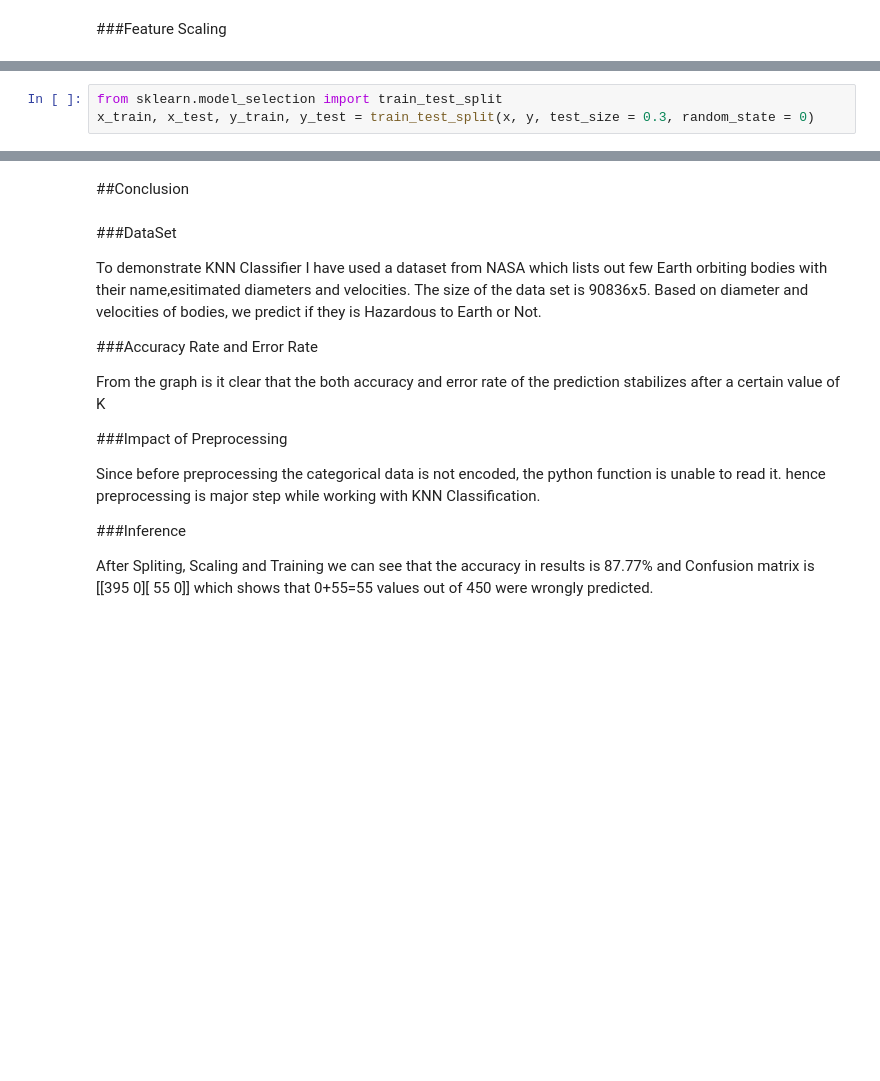
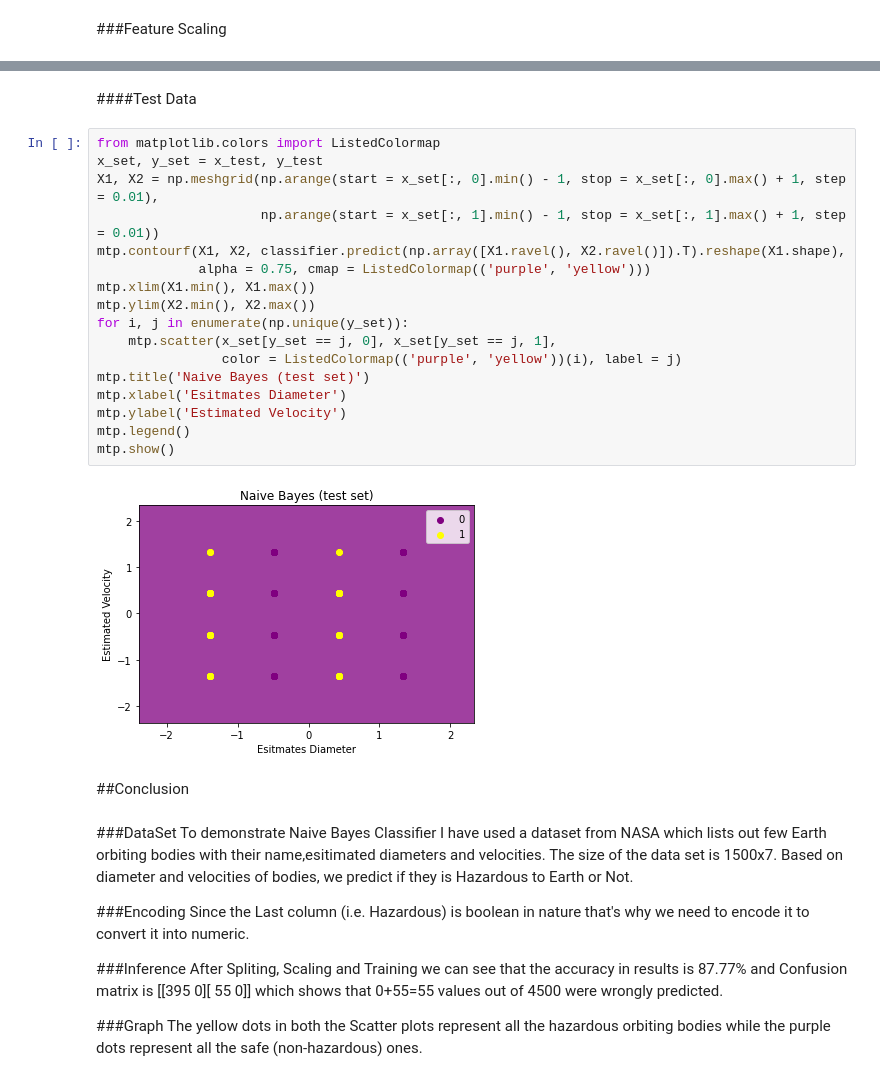
Before and after one commit to MiitaliGupta/AstronomicalPredictionModel, a Jupyter notebook: Naive Bayes(CAC1).ipynb, the cells around one changed output, grey strips where cells are left out. Drawn from its saved outputs; the diff is of its cells as text; blank space fills up the shorter version.

```diff
--- a/Naive Bayes(CAC1).ipynb
+++ b/Naive Bayes(CAC1).ipynb
@@ -201,3 +97,0 @@ Text(0, 0.5, 'Accuracy Rate')
-# %%
-from sklearn.model_selection import train_test_split
-x_train, x_test, y_train, y_test = train_test_split(x, y, test_size = 0.3, random_state = 0)
@@ -392,19 +186,38 @@ accuracy_score(y_test, y_pred)
+# %% [markdown]
+####Test Data
+# %%
+from matplotlib.colors import ListedColormap
+x_set, y_set = x_test, y_test
+X1, X2 = np.meshgrid(np.arange(start = x_set[:, 0].min() - 1, stop = x_set[:, 0].max() + 1, step = 0.01),
+                     np.arange(start = x_set[:, 1].min() - 1, stop = x_set[:, 1].max() + 1, step = 0.01))
+mtp.contourf(X1, X2, classifier.predict(np.array([X1.ravel(), X2.ravel()]).T).reshape(X1.shape),
+             alpha = 0.75, cmap = ListedColormap(('purple', 'yellow')))
+mtp.xlim(X1.min(), X1.max())
+mtp.ylim(X2.min(), X2.max())
+for i, j in enumerate(np.unique(y_set)):
+    mtp.scatter(x_set[y_set == j, 0], x_set[y_set == j, 1],
+                color = ListedColormap(('purple', 'yellow'))(i), label = j)
+mtp.title('Naive Bayes (test set)')
+mtp.xlabel('Esitmates Diameter')
+mtp.ylabel('Estimated Velocity')
+mtp.legend()
+mtp.show()
+# %% [output]
+[figure, added]
 # %% [markdown]
 ##Conclusion
 # %% [markdown]
 ###DataSet
+To demonstrate Naive Bayes Classifier I have used a dataset from NASA which lists out few Earth orbiting bodies with their name,esitimated diameters and velocities. The size of the data set is 1500x7. Based on diameter and velocities of bodies, we predict if they is Hazardous to Earth or Not.
 
-To demonstrate KNN Classifier I have used a dataset from NASA which lists out few Earth orbiting bodies with their name,esitimated diameters and velocities. The size of the data set is 90836x5. Based on diameter and velocities of bodies, we predict if they is Hazardous to Earth or Not.
 
-###Accuracy Rate and Error Rate
-
-From the graph is it clear that the both accuracy and error rate of the prediction stabilizes after a certain value of K
-
-###Impact of Preprocessing
-
-Since before preprocessing the categorical data is not encoded, the python function is unable to read it. hence preprocessing is major step while working with KNN Classification.
+###Encoding
+Since the Last column (i.e. Hazardous) is boolean in nature that's why we need to encode it to convert it into numeric.
 
 
 ###Inference
+After Spliting, Scaling and Training we can see that the accuracy in results is 87.77% and Confusion matrix is [[395   0][ 55   0]] which shows that 0+55=55 values out of 4500 were wrongly predicted.
 
-After Spliting, Scaling and Training we can see that the accuracy in results is 87.77% and Confusion matrix is [[395   0][ 55   0]] which shows that 0+55=55 values out of 450 were wrongly predicted.
+
+###Graph
+The yellow dots in both the Scatter plots represent all the hazardous orbiting bodies while the purple dots represent all the safe (non-hazardous) ones.
```
Also changed, not shown: parts of 57 cells of this notebook.
